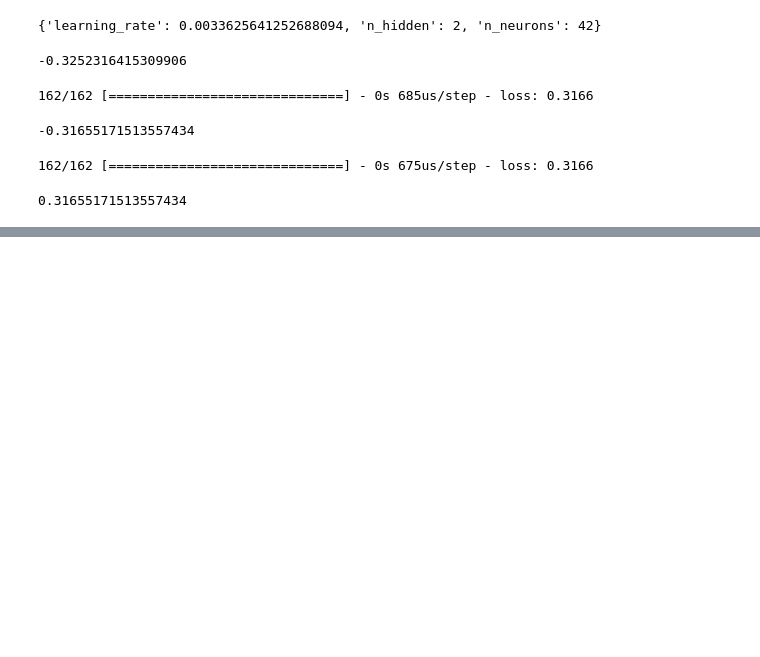
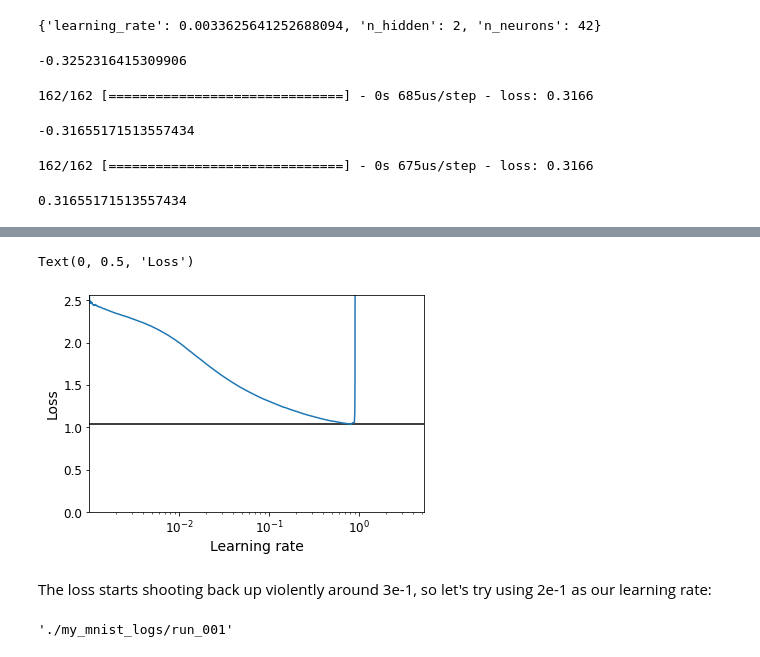
Before and after one commit to LegendaryKim/Hands-On-Machine-Learning-with-Scikit-Learn-Keras-TensorFlow-, a Jupyter notebook: 10_neural_nets_with_keras.ipynb, the cells around one changed output, grey strips where cells are left out. Saved outputs shown, nothing was run; the diff lists cells and outputs as text; code cells hidden in the pictures; blank space fills up the shorter version.

```diff
--- a/10_neural_nets_with_keras.ipynb
+++ b/10_neural_nets_with_keras.ipynb
@@ -1173,0 +1244,11 @@ model.evaluate(X_test, y_test)
+# %%
+class ExponentialLearningRate(keras.callbacks.Callback):
+    def __init__(self, factor):
+        self.factor = factor
+        self.rates = []
+        self.losses = []
+    def on_batch_end(self, batch, logs):
+        self.rates.append(keras.backend.get_value(self.model.optimizer.lr))
+        self.losses.append(logs["loss"])
+        keras.backend.set_value(self.model.optimizer.lr,
+                                self.model.optimizer.lr*self.factor)
@@ -1173,0 +1268,7 @@ model.evaluate(X_test, y_test)
+# %%
+model.compile(loss="sparse_categorical_crossentropy",
+             optimizer=keras.optimizers.SGD(lr=1e-3),
+             # Updated "accuracy" into "sparse_categorical_accuracy"
+              # https://github.com/tensorflow/tensorflow/issues/41958
+             metrics=["sparse_categorical_accuracy"])
+expon_lr = ExponentialLearningRate(factor=1.005)
@@ -1173,0 +1283,12 @@ model.evaluate(X_test, y_test)
+# %%
+plt.plot(expon_lr.rates, expon_lr.losses)
+plt.gca().set_xscale('log')
+plt.hlines(min(expon_lr.losses), min(expon_lr.rates), max(expon_lr.rates))
+plt.axis([min(expon_lr.rates), max(expon_lr.rates), 0, expon_lr.losses[0]])
+plt.xlabel("Learning rate")
+plt.ylabel("Loss")
+# %% [output]
+Text(0, 0.5, 'Loss')
+[figure, added]
+# %% [markdown]
+The loss starts shooting back up violently around 3e-1, so let's try using 2e-1 as our learning rate:
@@ -1173,0 +1312,6 @@ model.evaluate(X_test, y_test)
+# %%
+run_index = 1 # increment this at every run
+run_logdir = os.path.join(os.curdir, "my_mnist_logs", "run_{:03d}".format(run_index))
+run_logdir
+# %% [output]
+'./my_mnist_logs/run_001'
```
Also changed, not shown: parts of 41 cells of this notebook.
